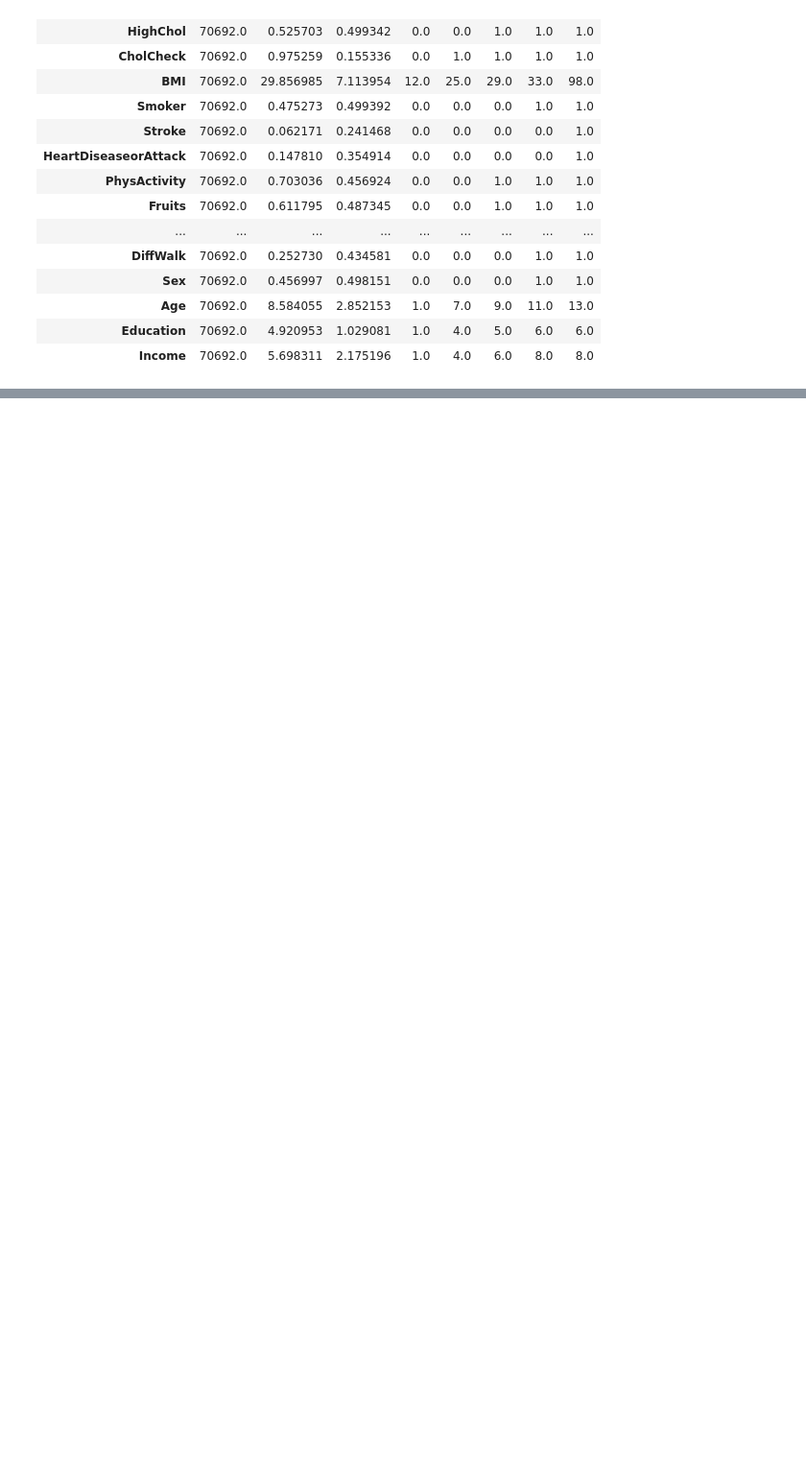
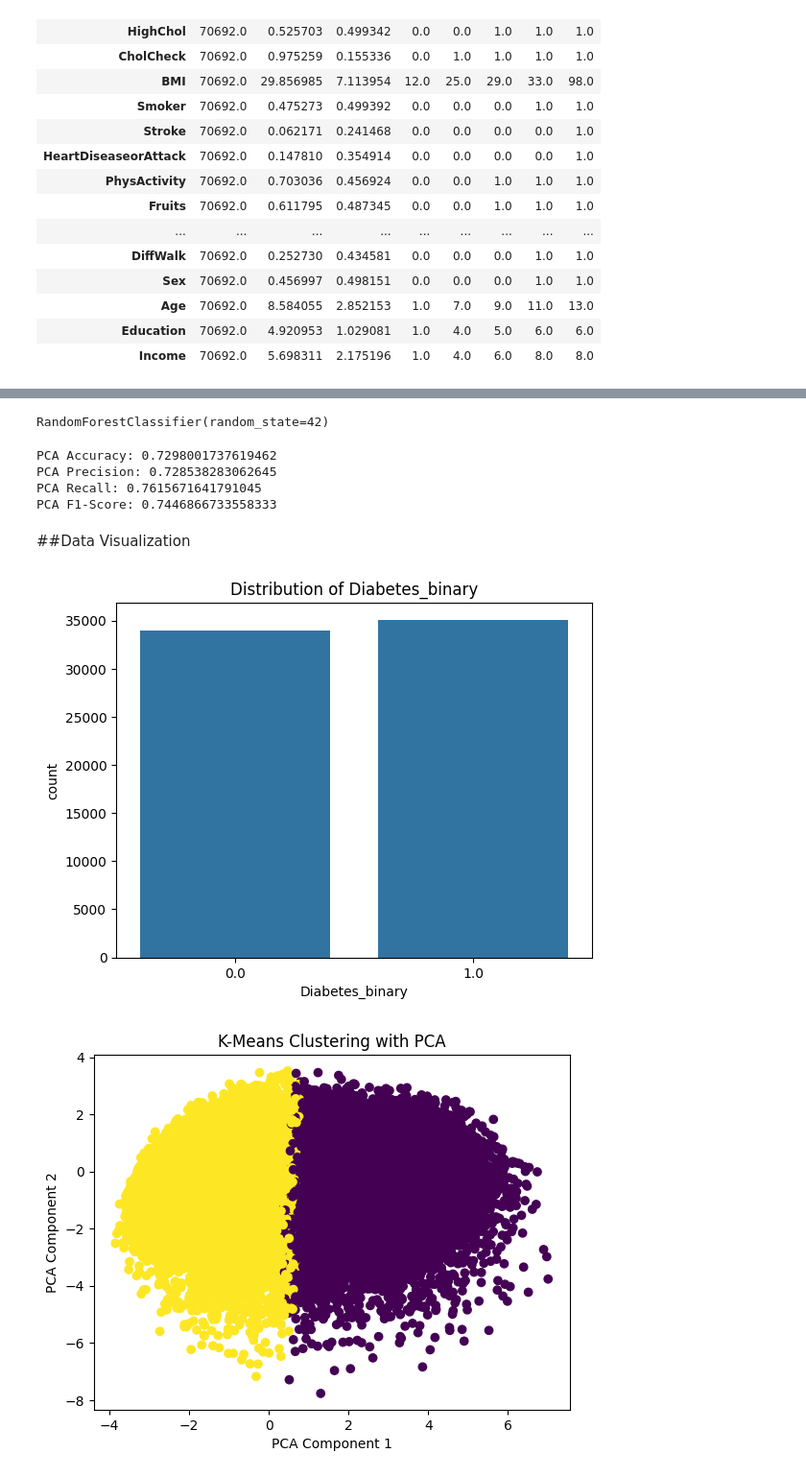
Before and after one commit to PasinduDil/ML-exercise, a Jupyter notebook: Classification_and_clustering_.ipynb, the cells around one changed output, grey strips where cells are left out. Shown at 96% size. Cells and saved outputs as stored; diff of their text form; code cells hidden in the pictures; blank space fills up the shorter version.

```diff
--- a/Classification_and_clustering_.ipynb
+++ b/Classification_and_clustering_.ipynb
@@ -79,0 +196,49 @@ df.describe().T
+# %%
+from sklearn.decomposition import PCA
+
+# Apply PCA for dimensionality reduction
+pca = PCA(n_components=10)
+X_train_pca = pca.fit_transform(X_train)
+X_val_pca = pca.transform(X_val)
+X_test_pca = pca.transform(X_test)
+# %%
+# Retrain the Random Forest Classifier with PCA
+clf_pca = RandomForestClassifier(random_state=42)
+clf_pca.fit(X_train_pca, y_train)
+# %% [output]
+RandomForestClassifier(random_state=42)
+# %%
+# Evaluate the PCA-based Classification Model
+y_pred_pca = clf_pca.predict(X_val_pca)
+
+accuracy_pca = accuracy_score(y_val, y_pred_pca)
+precision_pca = precision_score(y_val, y_pred_pca)
+recall_pca = recall_score(y_val, y_pred_pca)
+f1_pca = f1_score(y_val, y_pred_pca)
+
+print(f"PCA Accuracy: {accuracy_pca}")
+print(f"PCA Precision: {precision_pca}")
+print(f"PCA Recall: {recall_pca}")
+print(f"PCA F1-Score: {f1_pca}")
+# %% [output]
+PCA Accuracy: 0.7298001737619462
+PCA Precision: 0.728538283062645
+PCA Recall: 0.7615671641791045
+PCA F1-Score: 0.7446866733558333
+# %% [markdown]
+##Data Visualization
+# %%
+# Visualize the distribution of the target variable
+sns.countplot(x='Diabetes_binary', data=df)
+plt.title('Distribution of Diabetes_binary')
+plt.show()
+
+# Visualize the clusters
+plt.scatter(X_train_pca[:, 0], X_train_pca[:, 1], c=kmeans.labels_, cmap='viridis')
+plt.title('K-Means Clustering with PCA')
+plt.xlabel('PCA Component 1')
+plt.ylabel('PCA Component 2')
+plt.show()
+# %% [output]
+[figure, added]
+[figure, added]
```
Also changed, not shown: parts of 20 cells of this notebook.
